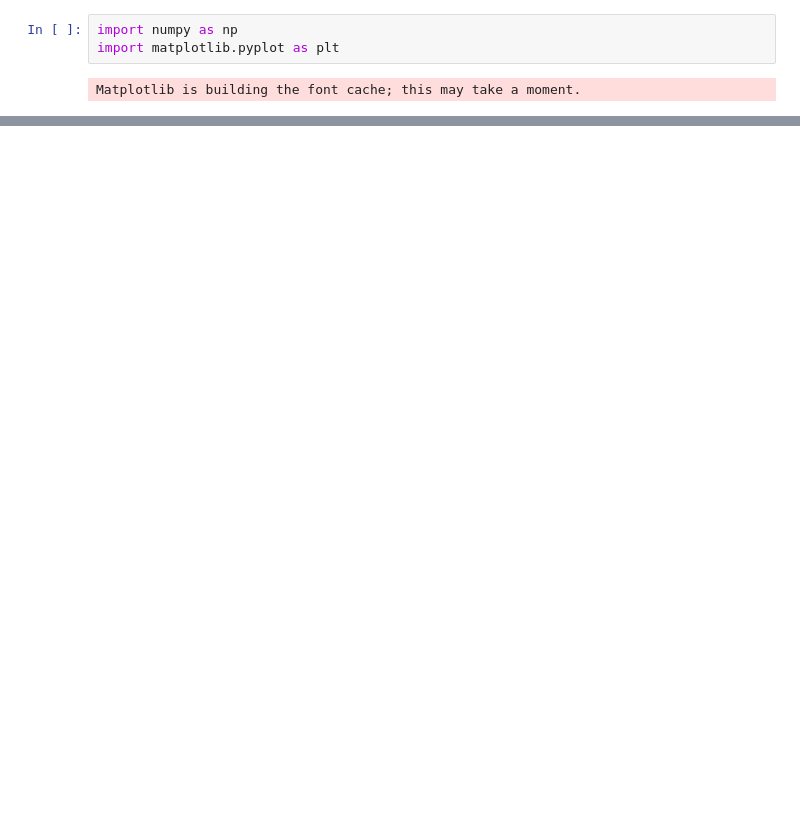
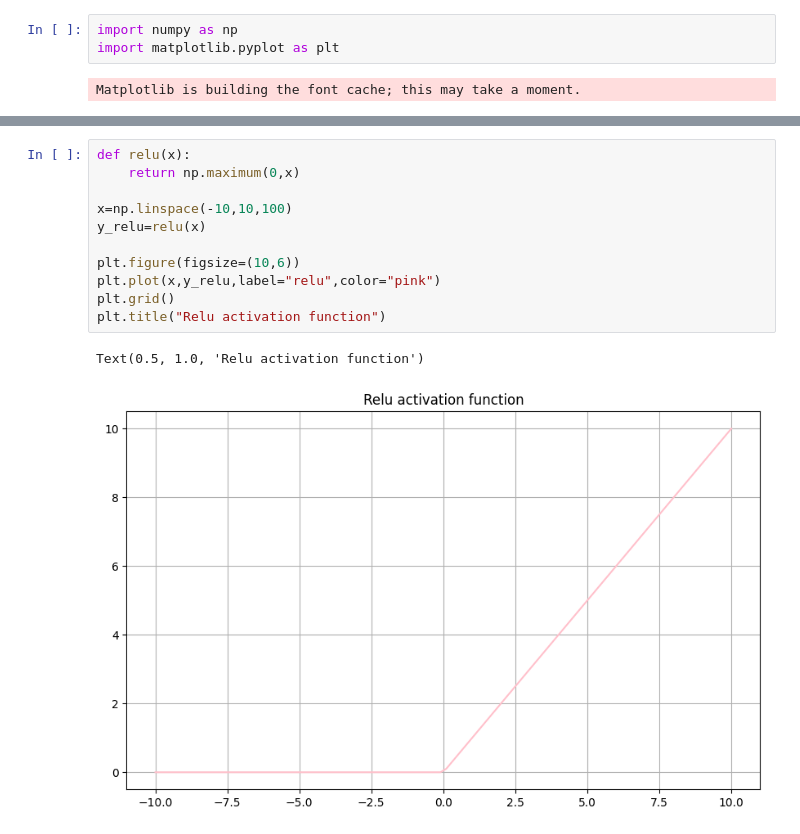
Before and after one commit to sevenweeks-07/NLP, a Jupyter notebook: deep_neural_nets.ipynb, the cells around one changed output, grey strips where cells are left out. Cells and saved outputs as stored; diff of their text form; blank space fills up the shorter version.

```diff
--- a/deep_neural_nets.ipynb
+++ b/deep_neural_nets.ipynb
@@ -18,0 +34,14 @@ Text(0.5, 1.0, 'Sigmoid activation function')
+# %%
+def relu(x):
+    return np.maximum(0,x)
+
+x=np.linspace(-10,10,100)
+y_relu=relu(x)
+
+plt.figure(figsize=(10,6))
+plt.plot(x,y_relu,label="relu",color="pink")
+plt.grid()
+plt.title("Relu activation function")
+# %% [output]
+Text(0.5, 1.0, 'Relu activation function')
+[figure, added]
```
Also changed, not shown: parts of 4 cells of this notebook.
